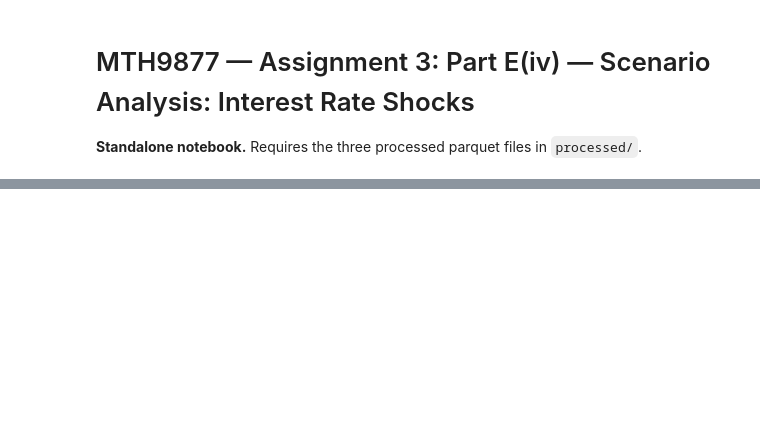
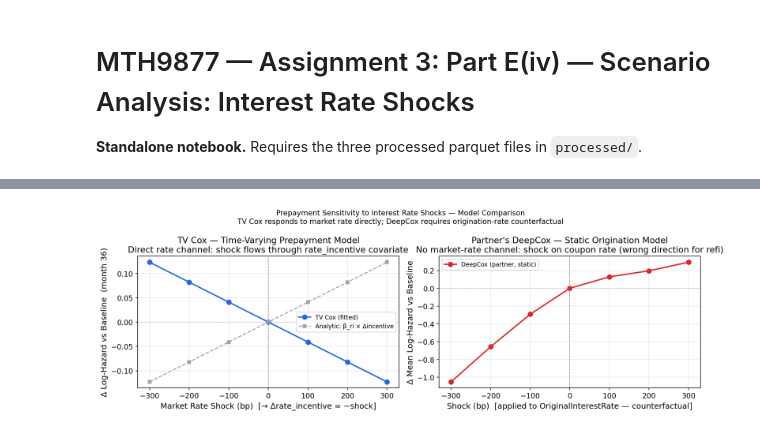
Before and after one commit to liny-r/IR-C-Assignment3, a Jupyter notebook: PartE_iv_ScenarioAnalysis.ipynb, the cells around one changed output, grey strips where cells are left out. Drawn from its saved outputs; the diff is of its cells as text; code cells hidden in the pictures; blank space fills up the shorter version.

```diff
--- a/PartE_iv_ScenarioAnalysis.ipynb
+++ b/PartE_iv_ScenarioAnalysis.ipynb
@@ -360,0 +432,77 @@ for i, s in enumerate(SHOCKS_BP):
+# %%
+SHOCKS_BP = [-300, -200, -100, 0, +100, +200, +300]
+
+SHOCK_COLORS_5 = {
+    -300: "#0d2b45", -200: "#1a5276", -100: "#2980b9", 0: "#808080",
+     100: "#cb4335",  200: "#7b241c",  300: "#4a0e0e",
+}
+SHOCK_LABELS_5 = {s: (f"{s:+d} bp" if s != 0 else "Baseline") for s in SHOCKS_BP}
+
+# ── TV Cox: Δ log-hazard at month 36 (peak seasoning) for each shock ──────────
+ctv_log_hz = {}
+for shock_bp in SHOCKS_BP:
+    ri_pct = ORIG_RATE_PCT - (BASELINE_MKT + shock_bp / 100)
+    x = np.array([ri_pct, BASE_FICO, BASE_LTV, BASE_DTI, BASE_UNEMP, BASE_HPI])
+    ctv_log_hz[shock_bp] = float(beta_ctv @ x)
+
+ctv_delta     = {s: ctv_log_hz[s] - ctv_log_hz[0] for s in SHOCKS_BP}
+ctv_delta_arr = np.array([ctv_delta[s] for s in SHOCKS_BP])
+
+# Analytical prediction from β_ri: Δlog-hz = β_ri × Δrate_incentive
+ri_coef  = float(ctv.params_["rate_incentive"])
+analytic = np.array(SHOCKS_BP) / 100 * ri_coef
+
+# ── DeepCox: shock OriginalInterestRate (counterfactual, no market-rate channel)
+base_features = X_dc.copy()   # (2000, 68) canonical test loans, standardised
+dc_log_hz = {}
+model_dc.eval()
+for shock_bp in SHOCKS_BP:
+    shock_sigma = shock_bp / 100.0 / RATE_STD_PP
+    shocked_dc  = base_features.copy()
+    shocked_dc[:, OIR_IDX] += shock_sigma
+    with torch.no_grad():
+        lh = model_dc(torch.tensor(shocked_dc, dtype=torch.float32).to(DEVICE)).cpu().numpy()
+    dc_log_hz[shock_bp] = lh.mean()
+
+dc_delta_arr = np.array([dc_log_hz[s] - dc_log_hz[0] for s in SHOCKS_BP])
+
+# ── Plot ──────────────────────────────────────────────────────────────────────
+fig, axes = plt.subplots(1, 2, figsize=(13, 4.5))
+
+ax1 = axes[0]
+ax1.plot(SHOCKS_BP, ctv_delta_arr, "o-",
+         color=MODEL_COLORS["Cox"], lw=2, ms=7, label="TV Cox (fitted)")
+ax1.plot(SHOCKS_BP, analytic, "s--",
+         color="#9CA3AF", lw=1.5, ms=5, label="Analytic: β_ri × Δincentive")
+ax1.axvline(0, ls="--", color="gray", lw=0.8)
+ax1.axhline(0, ls=":",  color="gray", lw=0.6)
+ax1.set_xlabel("Market Rate Shock (bp)  [→ Δrate_incentive = −shock]")
+ax1.set_ylabel("Δ Log-Hazard vs Baseline  (month 36)")
+ax1.set_title("TV Cox — Time-Varying Prepayment Model\n"
+              "Direct rate channel: shock flows through rate_incentive covariate")
+ax1.legend(fontsize=9)
+
+ax2 = axes[1]
+ax2.plot(SHOCKS_BP, dc_delta_arr, "o-",
+         color=MODEL_COLORS["DeepCox"], lw=2, ms=7, label="DeepCox (partner, static)")
+ax2.axvline(0, ls="--", color="gray", lw=0.8)
+ax2.axhline(0, ls=":",  color="gray", lw=0.6)
+ax2.set_xlabel("Shock (bp)  [applied to OriginalInterestRate — counterfactual]")
+ax2.set_ylabel("Δ Mean Log-Hazard vs Baseline")
+ax2.set_title("Partner's DeepCox — Static Origination Model\n"
+              "No market-rate channel: shock on coupon rate (wrong direction for refi)")
+ax2.legend(fontsize=9)
+
+plt.suptitle("Prepayment Sensitivity to Interest Rate Shocks — Model Comparison\n"
+             "TV Cox responds to market rate directly; DeepCox requires origination-rate counterfactual",
+             fontsize=11)
+plt.tight_layout()
+plt.savefig(OUT_DIR / "Eiv_shock_comparison.png", bbox_inches="tight", dpi=150)
+plt.show()
+
+print(f"\n{'Shock':>6}  {'TV Cox Δlog-hz':>15}  {'Analytic':>10}  {'DeepCox Δlog-hz':>17}")
+for i, s in enumerate(SHOCKS_BP):
+    print(f"{s:>+6}  {ctv_delta[s]:>+15.4f}  {analytic[i]:>+10.4f}  "
+          f"{dc_delta_arr[i]:>+17.4f}")
+# %% [output]
+[figure, added]
```
Also changed, not shown: parts of 21 cells of this notebook, 25 other files.
